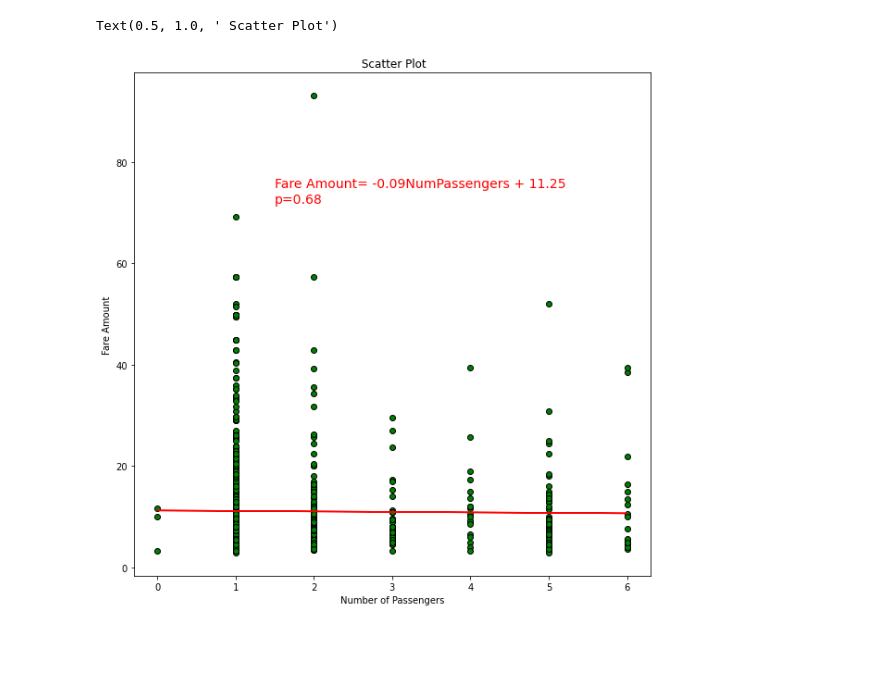
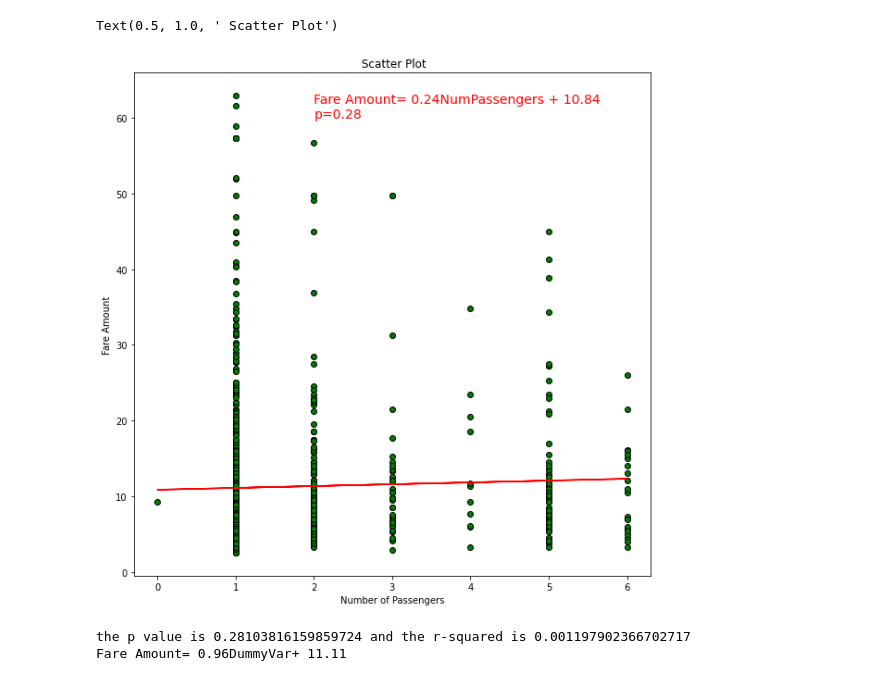
Before and after one commit to turgutugur/project_1_repo, a Jupyter notebook: group5_UberData_project1.ipynb, the cells around one changed output. Saved outputs shown, nothing was run; the diff lists cells and outputs as text; code cells hidden in the pictures; blank space fills up the shorter version.

Commit message:
Updated graphs, analysis

```diff
--- a/group5_UberData_project1.ipynb
+++ b/group5_UberData_project1.ipynb
@@ -17,4 +19,7 @@ file="uber.csv"
 
 #read into data
 uber_df= pd.read_csv(file)
-uber_df=uber_df.head(1000)
+
+
+uber_df=uber_df.sample(1000)
+uber_df
@@ -115,0 +137,17 @@ uber_df_cleaned
+# %%
+from geopy.geocoders import Nominatim
+geolocator = Nominatim(user_agent="geoapiExercises")
+
+uber_df_cleaned["Zipcode"]=0
+
+
+
+for index, row in uber_df_cleaned.iterrows():
+    try:
+        location = geolocator.reverse(str(row["pickup_latitude"])+","+str(row["pickup_longitude"]))
+        zipcode=list(location.raw.values())[7]["postcode"]
+        uber_df_cleaned.loc[index,"Zipcode"]=zipcode
+
+    except:
+        print(str(row["pickup_latitude"])+","+str(row["pickup_longitude"])+" zipcode not found, passing... ")
+        pass
@@ -160,26 +472,43 @@ t_df
 # %%
 # Price regression on number of passengers (plot, stats)- Neil
 y1 = uber_df_cleaned["fare_amount"]
 x1 = uber_df_cleaned["passenger_count"]
 
 #Generate Regression
 (slope, intercept, rvalue, pvalue, stderr) = stats.linregress(x1, y1)
 regress_values = slope*x1 + intercept
 r_squared = rvalue**2
 line_eq = "Fare Amount= " + str(round(slope,2)) + "NumPassengers + " + str(round(intercept,2))
 
 
 #Generate Plot
 plt.scatter(x1,y1, facecolors="green", edgecolors="black")
 plt.gcf().set_size_inches(10, 10)
-plt.annotate(line_eq,xy=(1.5,75),fontsize=14,color="red")
-plt.annotate(f"p={round(pvalue,2)}",xy=(1.5,72),xycoords='data',fontsize=14,color="red")
+plt.annotate(line_eq,xy=(2,62),fontsize=14,color="red")
+plt.annotate(f"p={round(pvalue,2)}",xy=(2,60),xycoords='data',fontsize=14,color="red")
 plt.plot(x1,regress_values,"r-")
 plt.xlabel("Number of Passengers")
 plt.ylabel("Fare Amount")
 plt.title(" Scatter Plot")
-
-#what about per person?
 # %% [output]
 Text(0.5, 1.0, ' Scatter Plot')
-[figure, old version]
+[figure, new version]
+# %%
+# Price regression if passengers > 2 (plot, stats)- Neil
+uber_df_cleaned['Over 2 passengers'] = uber_df_cleaned['passenger_count']>2
+
+
+y2 = uber_df_cleaned["fare_amount"]
+x2 = uber_df_cleaned['Over 2 passengers']
+
+#Generate Regression
+(slope2, intercept2, rvalue2, pvalue2, stderr2) = stats.linregress(x2, y2)
+regress_values2 = slope2*x2 + intercept
+r_squared2 = rvalue2**2
+line_eq2 = "Fare Amount= " + str(round(slope2,2)) + "DummyVar+ " + str(round(intercept2,2))
+
+print(f"the p value is {pvalue} and the r-squared is {r_squared}")
+print(line_eq2)
+# %% [output]
+the p value is 0.28103816159859724 and the r-squared is 0.001197902366702717
+Fare Amount= 0.96DummyVar+ 11.11
```
Also changed, not shown: parts of 36 cells of this notebook.
